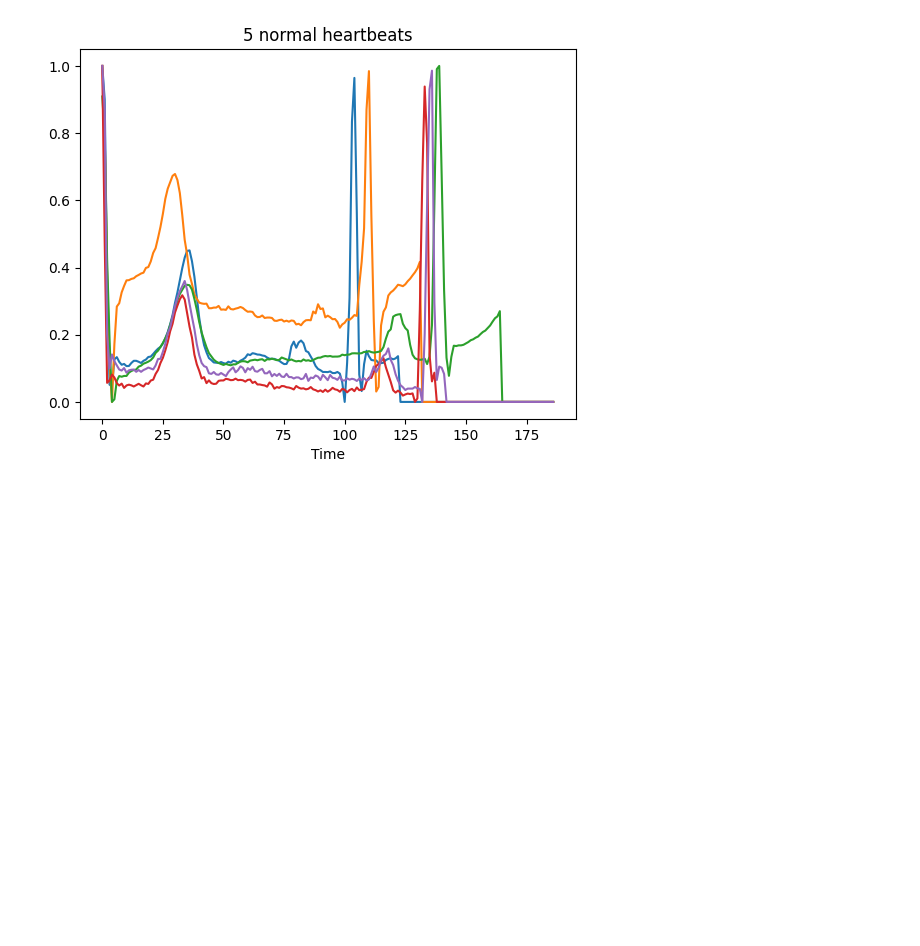
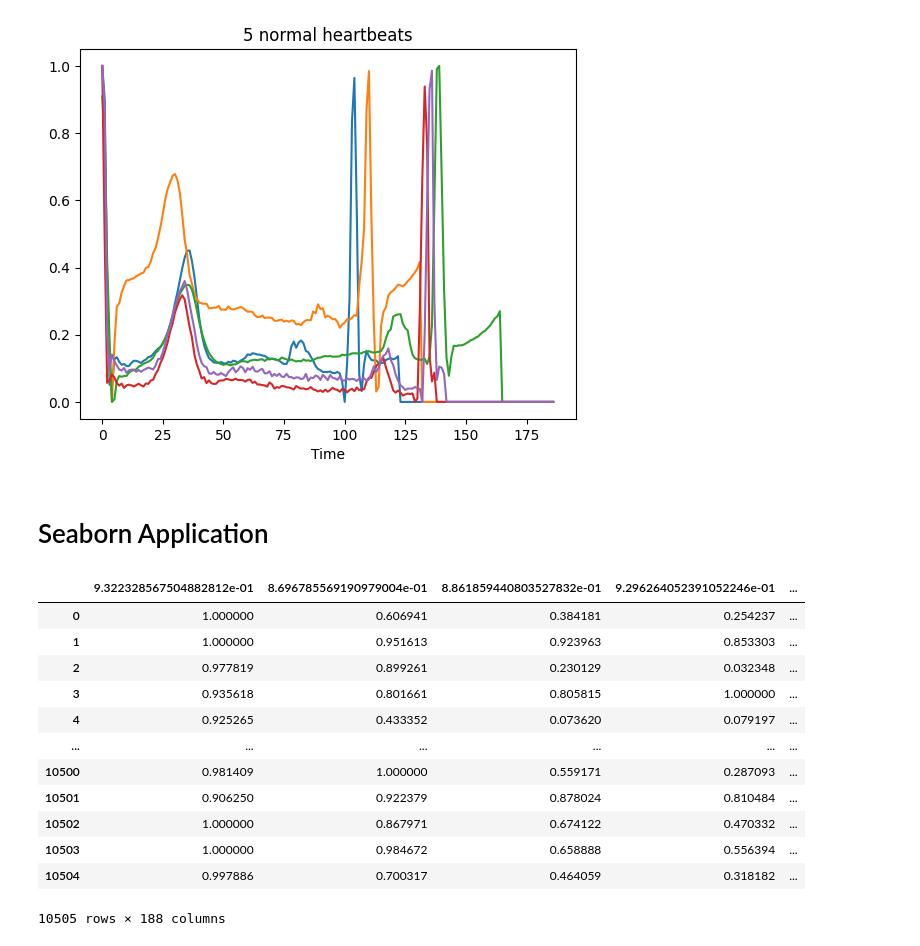
Before and after one commit to kavya-777/Programming_Journey, a Jupyter notebook: phase1/week1/heartbeatDataset_files/heartbeat-dataset-code.ipynb, the cells around one changed output. Drawn from its saved outputs; the diff is of its cells as text; code cells hidden in the pictures; blank space fills up the shorter version.

```diff
--- a/phase1/week1/heartbeatDataset_files/heartbeat-dataset-code.ipynb
+++ b/phase1/week1/heartbeatDataset_files/heartbeat-dataset-code.ipynb
@@ -127,3 +127,21 @@ plt.xlabel("Time")
 plt.show()
 # %% [output]
 [figure]
+# %% [markdown]
+# Seaborn Application
+# %%
+pd.read_csv('/kaggle/input/datasets/shayanfazeli/heartbeat/ptbdb_abnormal.csv')
+# %% [output]
+|  | 9.322328567504882812e-01 | 8.696785569190979004e-01 | 8.861859440803527832e-01 | 9.296264052391052246e-01 | ... |
+| 0 | 1.000000 | 0.606941 | 0.384181 | 0.254237 | ... |
+| 1 | 1.000000 | 0.951613 | 0.923963 | 0.853303 | ... |
+| 2 | 0.977819 | 0.899261 | 0.230129 | 0.032348 | ... |
+| 3 | 0.935618 | 0.801661 | 0.805815 | 1.000000 | ... |
+| 4 | 0.925265 | 0.433352 | 0.073620 | 0.079197 | ... |
+| ... | ... | ... | ... | ... | ... |
+| 10500 | 0.981409 | 1.000000 | 0.559171 | 0.287093 | ... |
+| 10501 | 0.906250 | 0.922379 | 0.878024 | 0.810484 | ... |
+| 10502 | 1.000000 | 0.867971 | 0.674122 | 0.470332 | ... |
+| 10503 | 1.000000 | 0.984672 | 0.658888 | 0.556394 | ... |
+| 10504 | 0.997886 | 0.700317 | 0.464059 | 0.318182 | ... |
+10505 rows × 188 columns
```
Also changed, not shown: parts of 6 cells of this notebook, 1 other file.
